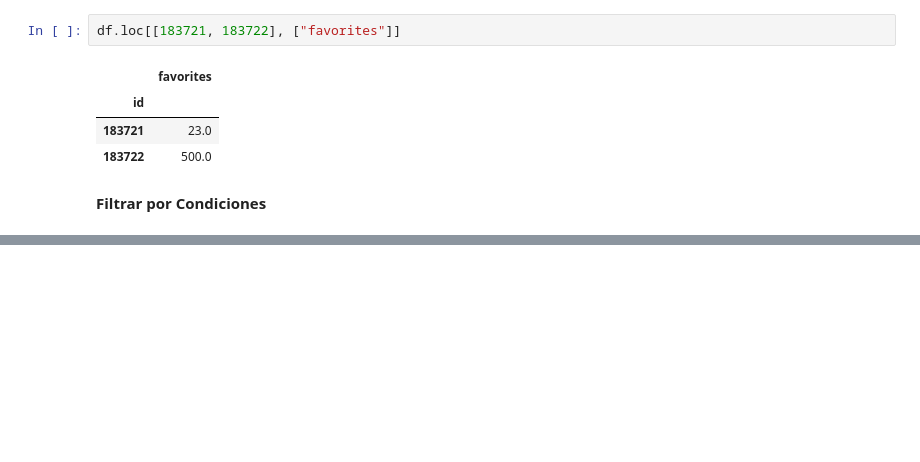
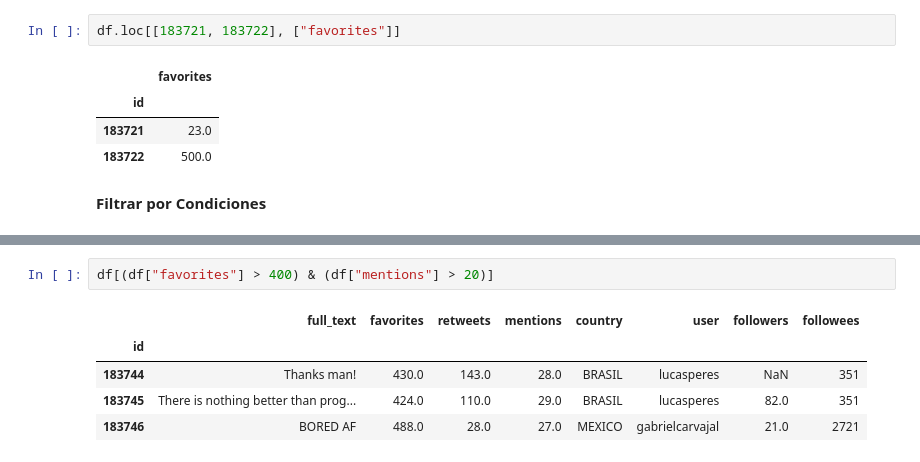
Before and after one commit to Jesusleg95/AnalisisDatosPython, a Jupyter notebook: pandas_notebook.ipynb, the cells around one changed output, grey strips where cells are left out. Cells and saved outputs as stored; diff of their text form; blank space fills up the shorter version.

```diff
--- a/pandas_notebook.ipynb
+++ b/pandas_notebook.ipynb
@@ -198,3 +199,11 @@ df[df["favorites"] > 400]
 | 183744 | Thanks man! | 430.0 | 143.0 | 28.0 | BRASIL | lucasperes | NaN | 351 |
 | 183745 | There is nothing better than prog... | 424.0 | 110.0 | 29.0 | BRASIL | lucasperes | 82.0 | 351 |
 | 183746 | BORED AF | 488.0 | 28.0 | 27.0 | MEXICO | gabrielcarvajal | 21.0 | 2721 |
+# %%
+df[(df["favorites"] > 400) & (df["mentions"] > 20)]
+# %% [output]
+|  | full_text | favorites | retweets | mentions | country | user | followers | followees |
+| id |  |  |  |  |  |  |  |  |
+| 183744 | Thanks man! | 430.0 | 143.0 | 28.0 | BRASIL | lucasperes | NaN | 351 |
+| 183745 | There is nothing better than prog... | 424.0 | 110.0 | 29.0 | BRASIL | lucasperes | 82.0 | 351 |
+| 183746 | BORED AF | 488.0 | 28.0 | 27.0 | MEXICO | gabrielcarvajal | 21.0 | 2721 |
```
Also changed, not shown: parts of 5 cells of this notebook.
